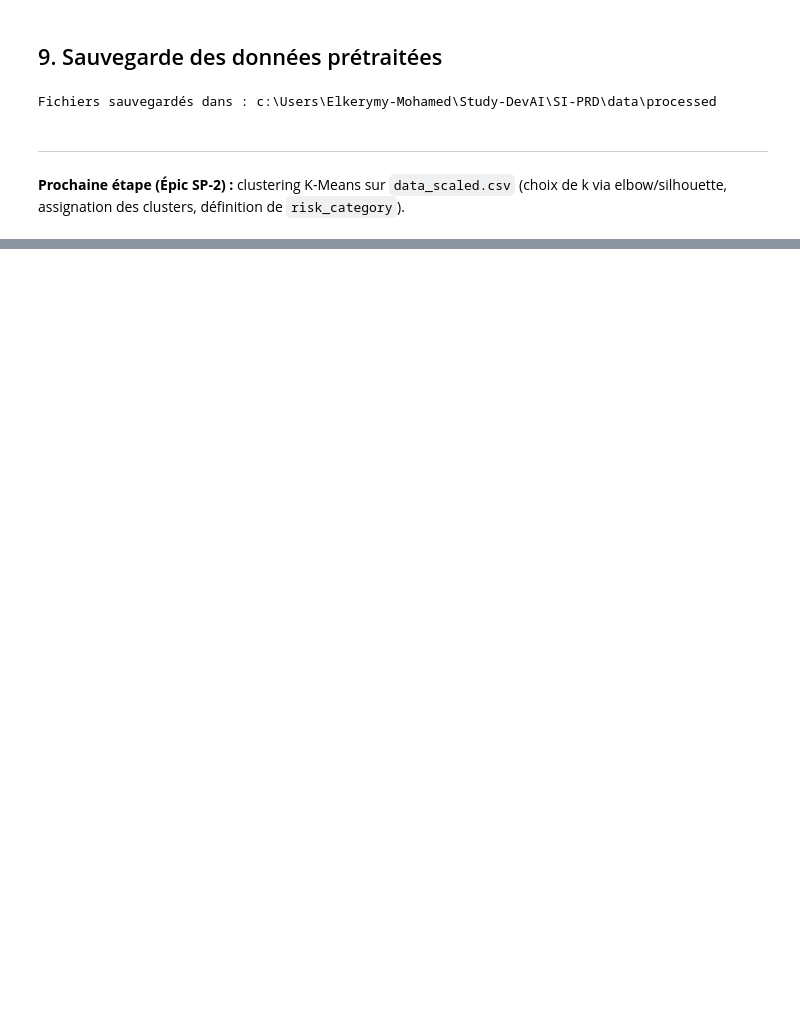
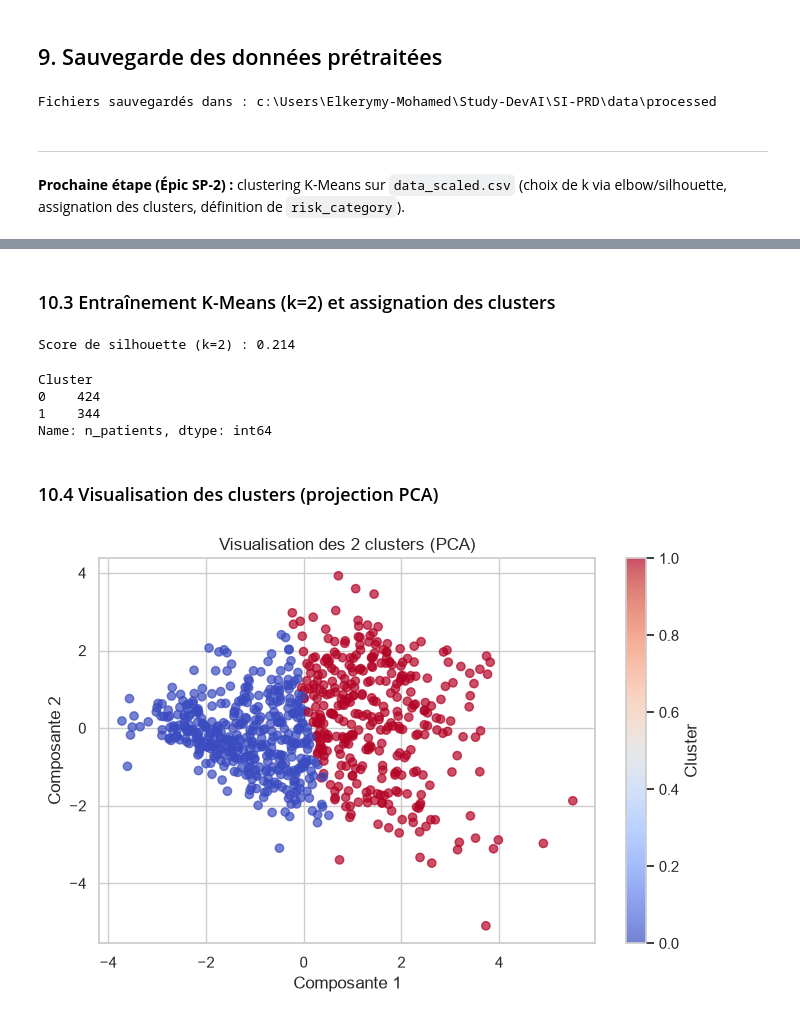
Before and after one commit to jerymy-k/SI-PRD, a Jupyter notebook: notebooks/main.ipynb, the cells around one changed output, grey strips where cells are left out. Drawn from its saved outputs; the diff is of its cells as text; code cells hidden in the pictures; blank space fills up the shorter version.

```diff
--- a/notebooks/main.ipynb
+++ b/notebooks/main.ipynb
@@ -358,0 +386,33 @@ plt.show()
+# %% [markdown]
+### 10.3 Entraînement K-Means (k=2) et assignation des clusters
+# %%
+kmeans = KMeans(n_clusters=2, init='k-means++', random_state=42, n_init=10)
+df_clean['Cluster'] = kmeans.fit_predict(df_scaled)
+
+score = silhouette_score(df_scaled, df_clean['Cluster'])
+print(f"Score de silhouette (k=2) : {score:.3f}")
+
+df_clean['Cluster'].value_counts().rename('n_patients')
+# %% [output]
+Score de silhouette (k=2) : 0.214
+Cluster
+0    424
+1    344
+Name: n_patients, dtype: int64
+# %% [markdown]
+### 10.4 Visualisation des clusters (projection PCA)
+# %%
+from sklearn.decomposition import PCA
+
+pca = PCA(n_components=2)
+coords = pca.fit_transform(df_scaled)
+
+plt.figure(figsize=(8, 5))
+plt.scatter(coords[:, 0], coords[:, 1], c=df_clean['Cluster'], cmap='coolwarm', alpha=0.7)
+plt.xlabel('Composante 1')
+plt.ylabel('Composante 2')
+plt.title('Visualisation des 2 clusters (PCA)')
+plt.colorbar(label='Cluster')
+plt.show()
+# %% [output]
+[figure, added]
```
Also changed, not shown: parts of 20 cells of this notebook.
